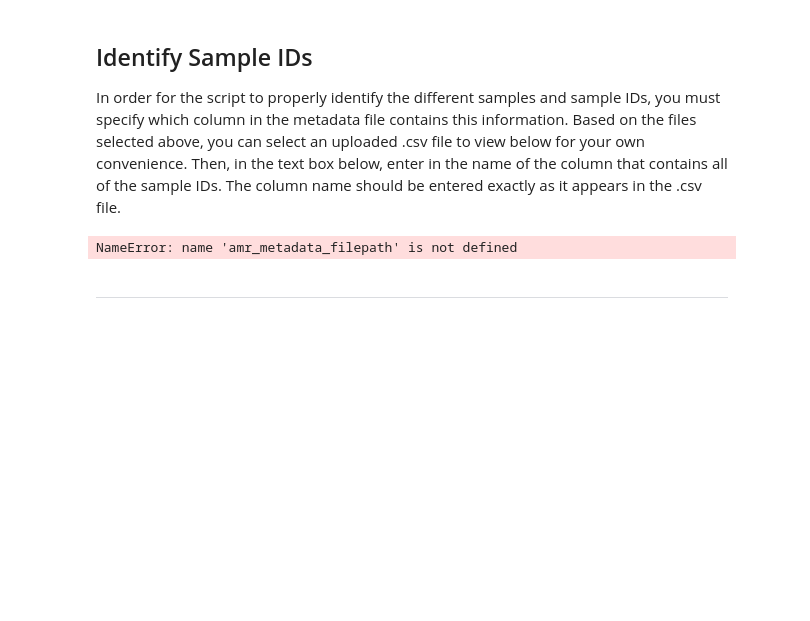
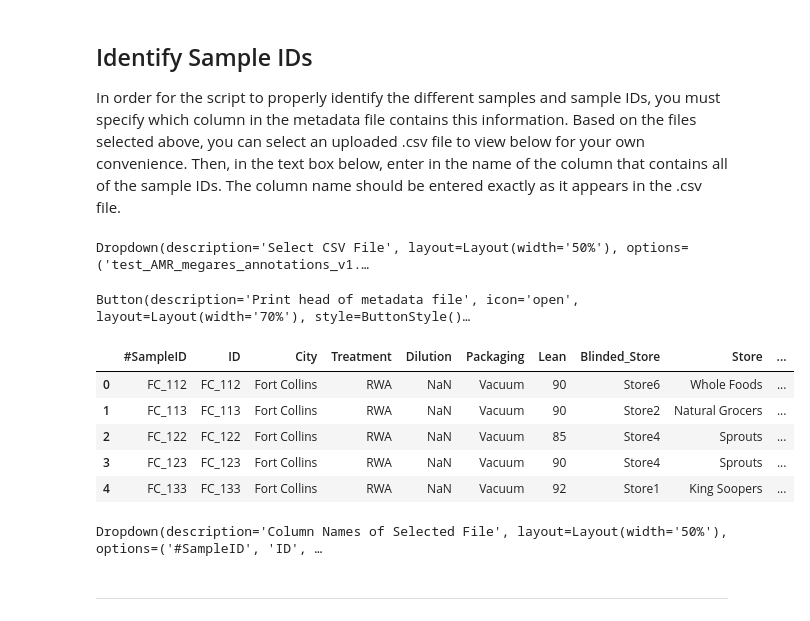
Before and after one commit to TheNoyesLab/MEG_R_metagenomic_analysis, a Jupyter notebook: metagenomic_analysis_info_entry.ipynb, the cells around one changed output. Saved outputs shown, nothing was run; the diff lists cells and outputs as text; code cells hidden in the pictures; blank space fills up the shorter version.

```diff
--- a/metagenomic_analysis_info_entry.ipynb
+++ b/metagenomic_analysis_info_entry.ipynb
@@ -82,8 +91,3 @@ Button(description='Save the filepaths for analysis', icon='save', layout=Layout
 # %% [markdown]
 ## Identify Sample IDs
 In order for the script to properly identify the different samples and sample IDs, you must specify which column in the metadata file contains this information. Based on the files selected above, you can select an uploaded .csv file to view below for your own convenience. Then, in the text box below, enter in the name of the column that contains all of the sample IDs. The column name should be entered exactly as it appears in the .csv file.
-# %%
-meta = pd.read_csv(amr_metadata_filepath)
-meta.head()
-# %% [output]
-NameError: name 'amr_metadata_filepath' is not defined
@@ -92,3 +94,19 @@ display(sample_column_id)
+# %%
+display(meta_filename)
+display(show_meta_button)
+# %% [output]
+Dropdown(description='Select CSV File', layout=Layout(width='50%'), options=('test_AMR_megares_annotations_v1.…
+Button(description='Print head of metadata file', icon='open', layout=Layout(width='70%'), style=ButtonStyle()…
+|  | #SampleID | ID | City | Treatment | Dilution | Packaging | Lean | Blinded_Store | Store | ... |
+| 0 | FC_112 | FC_112 | Fort Collins | RWA | NaN | Vacuum | 90 | Store6 | Whole Foods | ... |
+| 1 | FC_113 | FC_113 | Fort Collins | RWA | NaN | Vacuum | 90 | Store2 | Natural Grocers | ... |
+| 2 | FC_122 | FC_122 | Fort Collins | RWA | NaN | Vacuum | 85 | Store4 | Sprouts | ... |
+| 3 | FC_123 | FC_123 | Fort Collins | RWA | NaN | Vacuum | 90 | Store4 | Sprouts | ... |
+| 4 | FC_133 | FC_133 | Fort Collins | RWA | NaN | Vacuum | 92 | Store1 | King Soopers | ... |
+# %%
+select_col()
+# %% [output]
+Dropdown(description='Column Names of Selected File', layout=Layout(width='50%'), options=('#SampleID', 'ID', …
 # %% [markdown]
 ---
 # %% [markdown]
```
Also changed, not shown: parts of 10 cells of this notebook, 1 other file.
